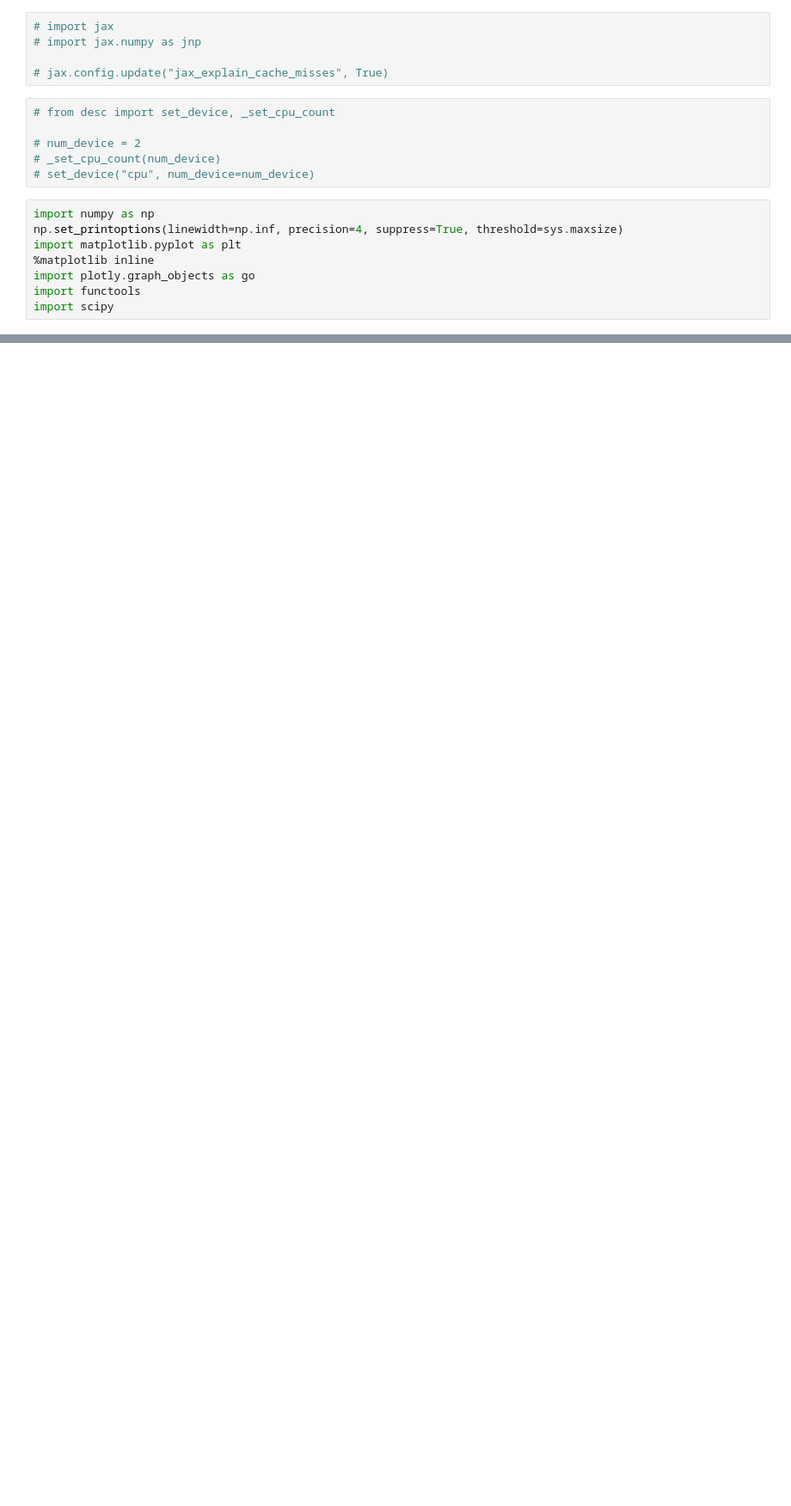
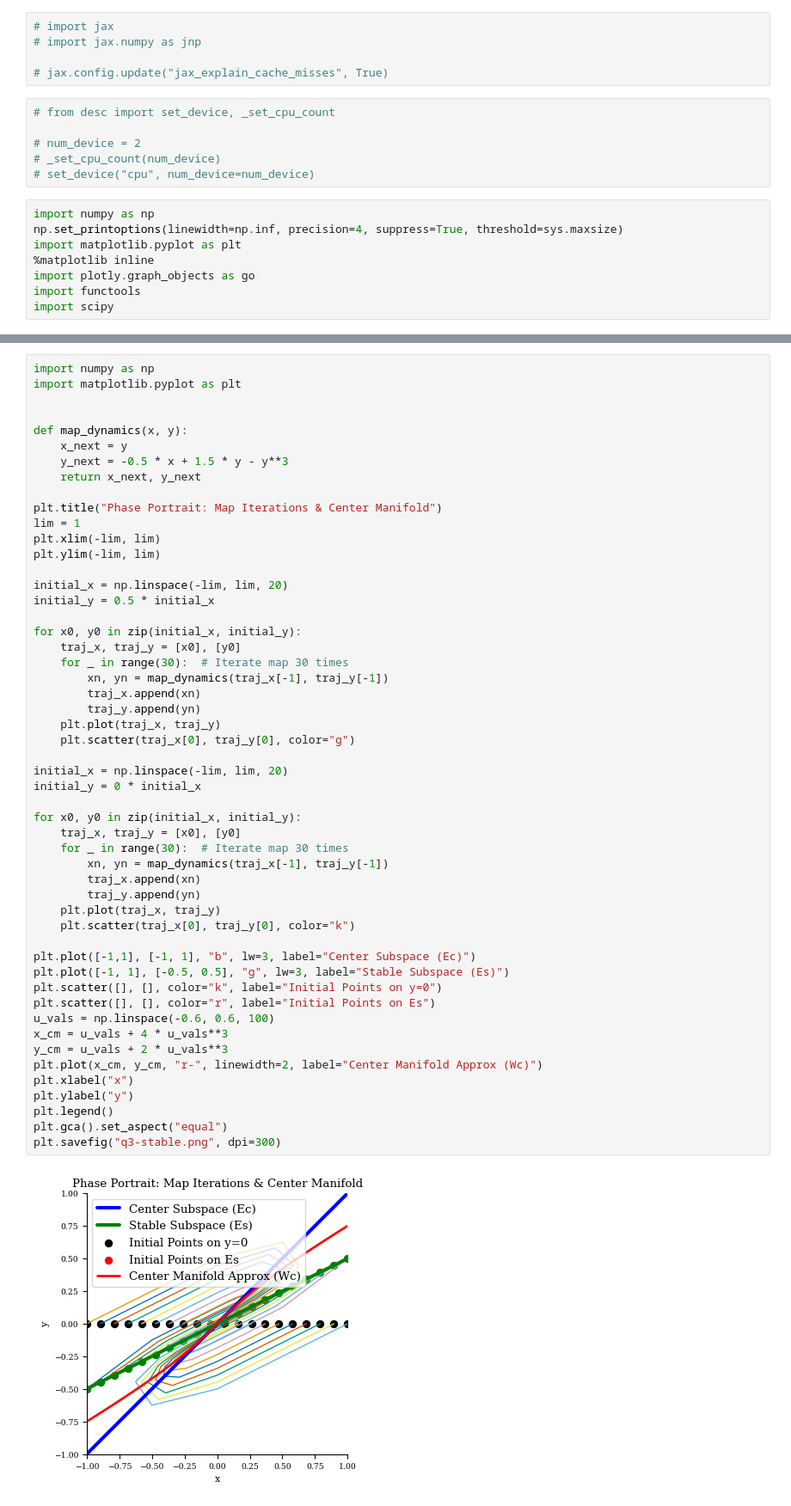
Before and after one commit to YigitElma/DEBUG-DESC, a Jupyter notebook: test-notebook.ipynb, the cells around one changed output, grey strips where cells are left out. Shown at 86% size. Cells and saved outputs as stored; diff of their text form; blank space fills up the shorter version.

```diff
--- a/test-notebook.ipynb
+++ b/test-notebook.ipynb
@@ -227,0 +189,54 @@ plt.savefig(f"Manifolds for gamma={gamma}, delta={delta}.png", dpi=300)
+# %%
+import numpy as np
+import matplotlib.pyplot as plt
+
+
+def map_dynamics(x, y):
+    x_next = y
+    y_next = -0.5 * x + 1.5 * y - y**3
+    return x_next, y_next
+
+plt.title("Phase Portrait: Map Iterations & Center Manifold")
+lim = 1
+plt.xlim(-lim, lim)
+plt.ylim(-lim, lim)
+
+initial_x = np.linspace(-lim, lim, 20)
+initial_y = 0.5 * initial_x
+
+for x0, y0 in zip(initial_x, initial_y):
+    traj_x, traj_y = [x0], [y0]
+    for _ in range(30):  # Iterate map 30 times
+        xn, yn = map_dynamics(traj_x[-1], traj_y[-1])
+        traj_x.append(xn)
+        traj_y.append(yn)
+    plt.plot(traj_x, traj_y)
+    plt.scatter(traj_x[0], traj_y[0], color="g")
+
+initial_x = np.linspace(-lim, lim, 20)
+initial_y = 0 * initial_x
+
+for x0, y0 in zip(initial_x, initial_y):
+    traj_x, traj_y = [x0], [y0]
+    for _ in range(30):  # Iterate map 30 times
+        xn, yn = map_dynamics(traj_x[-1], traj_y[-1])
+        traj_x.append(xn)
+        traj_y.append(yn)
+    plt.plot(traj_x, traj_y)
+    plt.scatter(traj_x[0], traj_y[0], color="k")
+
+plt.plot([-1,1], [-1, 1], "b", lw=3, label="Center Subspace (Ec)")
+plt.plot([-1, 1], [-0.5, 0.5], "g", lw=3, label="Stable Subspace (Es)")
+plt.scatter([], [], color="k", label="Initial Points on y=0")
+plt.scatter([], [], color="r", label="Initial Points on Es")
+u_vals = np.linspace(-0.6, 0.6, 100)
+x_cm = u_vals + 4 * u_vals**3
+y_cm = u_vals + 2 * u_vals**3
+plt.plot(x_cm, y_cm, "r-", linewidth=2, label="Center Manifold Approx (Wc)")
+plt.xlabel("x")
+plt.ylabel("y")
+plt.legend()
+plt.gca().set_aspect("equal")
+plt.savefig("q3-stable.png", dpi=300)
+# %% [output]
+[figure, added]
```
Also changed, not shown: parts of 14 cells of this notebook, 36 other files.
